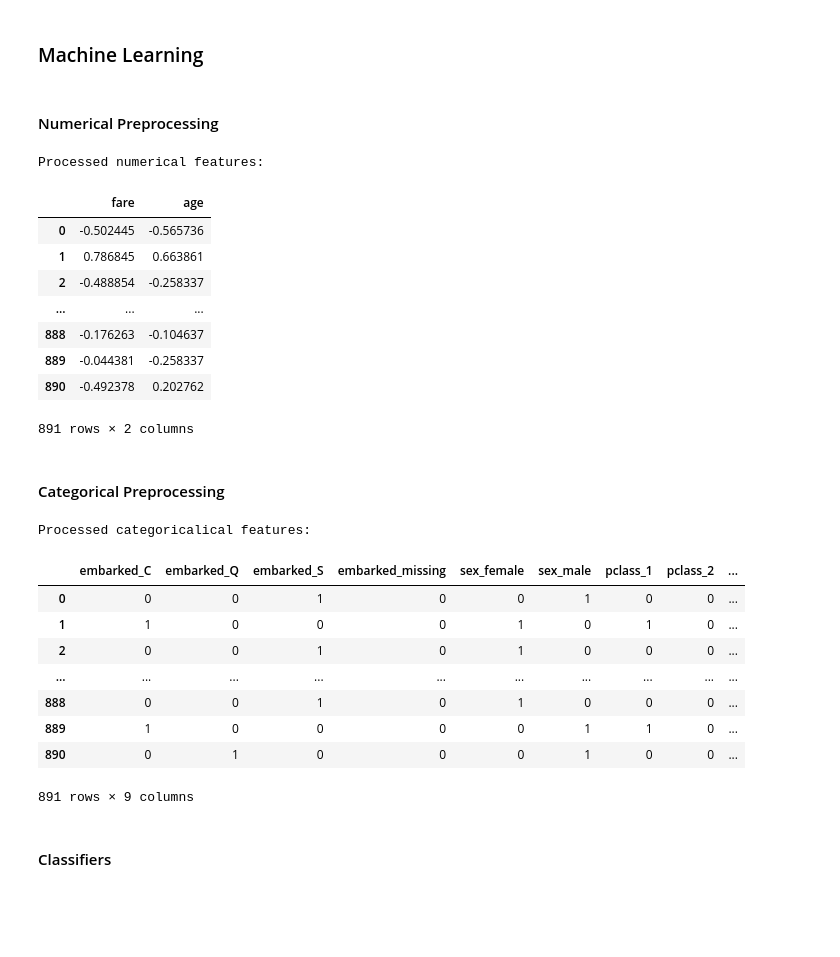
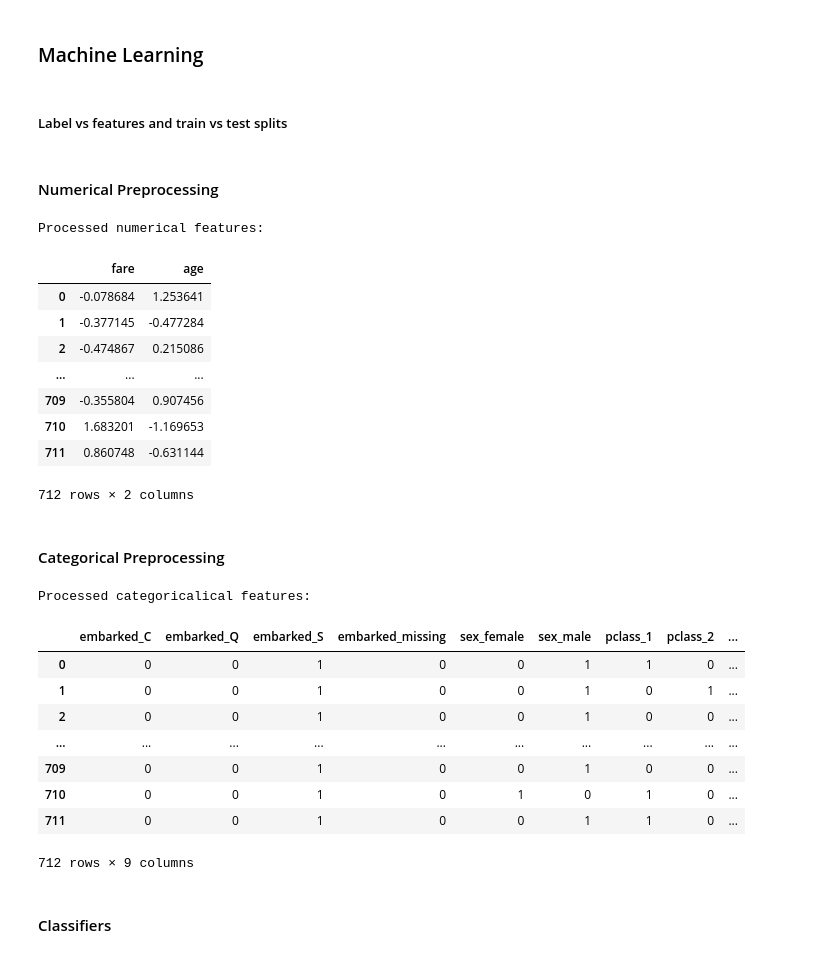
Before and after one commit to pmgasper/handson-ml, a Jupyter notebook: 03_ex3_titanic.ipynb, the cells around one changed output. Cells and saved outputs as stored; diff of their text form; code cells hidden in the pictures; blank space fills up the shorter version.

```diff
--- a/03_ex3_titanic.ipynb
+++ b/03_ex3_titanic.ipynb
@@ -308,80 +311,78 @@ Notes:
 * Better parch, sibsp splits might also look for "Miss" in the name
 # %% [markdown]
 ### Machine Learning
+# %% [markdown]
+##### Label vs features and train vs test splits
+# %%
+y = np.ravel(data.loc[:, ['survived']])
+X = data.drop(['survived'], axis=1)
+X_train, X_test, y_train, y_test = train_test_split(X, y, test_size=0.2,
+                                                    shuffle=True,
+                                                    random_state=42)
 # %% [markdown]
 #### Numerical Preprocessing
 # %%
 # Numerical transformer pipeline
-#   Note: experimented with parch and sibsp features (see cells near end of
-#         notebook). There may be a way to make these useful, but leaving
-#         out for now
+num_features = ['fare', 'age']
+num_trans = Pipeline(
+    [('imputer', SimpleImputer(strategy='median')),
+     ('std_scaler', StandardScaler()),
+    ]
+)
 
-num_features = ['fare', 'age']
-
-num_trans = Pipeline([
-    ('imputer', SimpleImputer(strategy='median')),
-    ('std_scaler', StandardScaler()),
-])
-
-num_prep = num_trans.fit_transform(data[num_features])
-num_prep_df = pd.DataFrame(num_prep,
-                           columns=num_features)
-
+num_prep = num_trans.fit_transform(X_train[num_features])
+num_prep_df = pd.DataFrame(num_prep, columns=num_features)
 print('Processed numerical features:')
 num_prep_df
 # %% [output]
 Processed numerical features:
 |  | fare | age |
-| 0 | -0.502445 | -0.565736 |
-| 1 | 0.786845 | 0.663861 |
-| 2 | -0.488854 | -0.258337 |
+| 0 | -0.078684 | 1.253641 |
+| 1 | -0.377145 | -0.477284 |
+| 2 | -0.474867 | 0.215086 |
 | ... | ... | ... |
-| 888 | -0.176263 | -0.104637 |
-| 889 | -0.044381 | -0.258337 |
-| 890 | -0.492378 | 0.202762 |
+| 709 | -0.355804 | 0.907456 |
+| 710 | 1.683201 | -1.169653 |
+| 711 | 0.860748 | -0.631144 |
-891 rows × 2 columns
+712 rows × 2 columns
 # %% [markdown]
 #### Categorical Preprocessing
 # %%
-# Function(s) for Categorical preprocessing
+# Function(s) for categorical preprocessing
 def onehot_names(encoder, features):
     ''' Takes a OneHotEncoder instance and the list of features used to
-        generate that instance.
-        Returns a list of encoded featured names'''
+        generate that instance. Returns a list of encoded featured names '''
 
     encoded = list(encoder.named_steps['onehot'].get_feature_names())
-
     dic = {'x{0}'.format(key):value
            for key, value in enumerate(features)}
-
     return [enc_str.replace(enc_str.split('_')[0], dic[enc_str.split('_')[0]])
             for enc_str in encoded]
 # %%
 # Categorical transformer pipeline
 cat_features = ['embarked', 'sex', 'pclass']
+cat_trans = Pipeline(
+    [('imputer', SimpleImputer(strategy='constant', fill_value='missing')),
+     ('onehot', OneHotEncoder(handle_unknown='ignore')),
+    ]
+)
 
-cat_trans = Pipeline([
-    ('imputer', SimpleImputer(strategy='constant', fill_value='missing')),
-    ('onehot', OneHotEncoder(handle_unknown='ignore')),
-])
-
-cat_prep = cat_trans.fit_transform(data[cat_features])
+cat_prep = cat_trans.fit_transform(X_train[cat_features])
 cat_prep_df = pd.DataFrame(cat_prep.toarray(),
                            columns=onehot_names(cat_trans, cat_features))
-
 print('Processed categoricalical features:')
 with pd.option_context('display.float_format', '{:.0f}'.format):
     display(cat_prep_df)
 # %% [output]
 Processed categoricalical features:
 |  | embarked_C | embarked_Q | embarked_S | embarked_missing | sex_female | sex_male | pclass_1 | pclass_2 | ... |
-| 0 | 0 | 0 | 1 | 0 | 0 | 1 | 0 | 0 | ... |
-| 1 | 1 | 0 | 0 | 0 | 1 | 0 | 1 | 0 | ... |
-| 2 | 0 | 0 | 1 | 0 | 1 | 0 | 0 | 0 | ... |
+| 0 | 0 | 0 | 1 | 0 | 0 | 1 | 1 | 0 | ... |
+| 1 | 0 | 0 | 1 | 0 | 0 | 1 | 0 | 1 | ... |
+| 2 | 0 | 0 | 1 | 0 | 0 | 1 | 0 | 0 | ... |
 | ... | ... | ... | ... | ... | ... | ... | ... | ... | ... |
-| 888 | 0 | 0 | 1 | 0 | 1 | 0 | 0 | 0 | ... |
-| 889 | 1 | 0 | 0 | 0 | 0 | 1 | 1 | 0 | ... |
-| 890 | 0 | 1 | 0 | 0 | 0 | 1 | 0 | 0 | ... |
+| 709 | 0 | 0 | 1 | 0 | 0 | 1 | 0 | 0 | ... |
+| 710 | 0 | 0 | 1 | 0 | 1 | 0 | 1 | 0 | ... |
+| 711 | 0 | 0 | 1 | 0 | 0 | 1 | 1 | 0 | ... |
-891 rows × 9 columns
+712 rows × 9 columns
 # %%
 # Combined preprocessor pipeline
```
Also changed, not shown: parts of 14 cells of this notebook.
